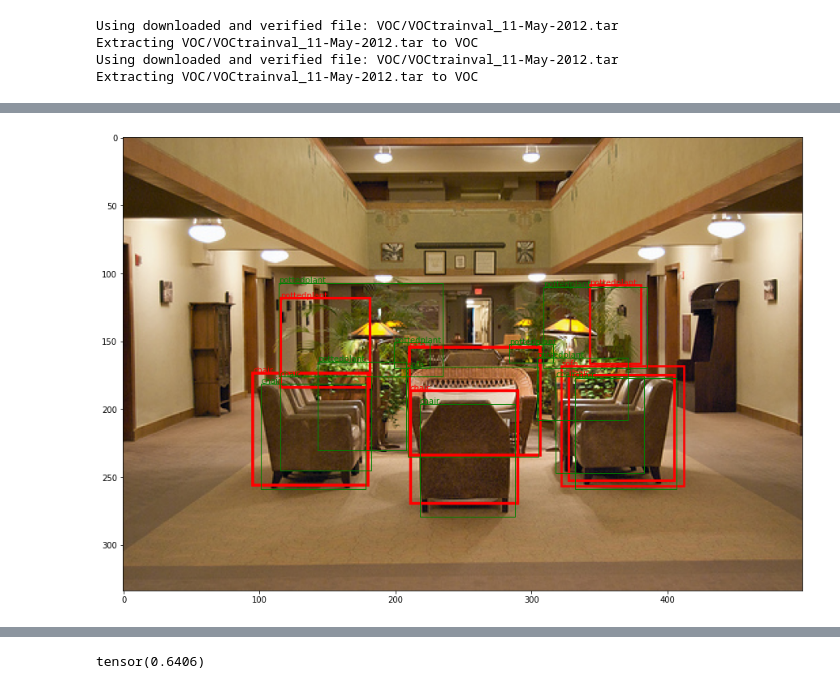
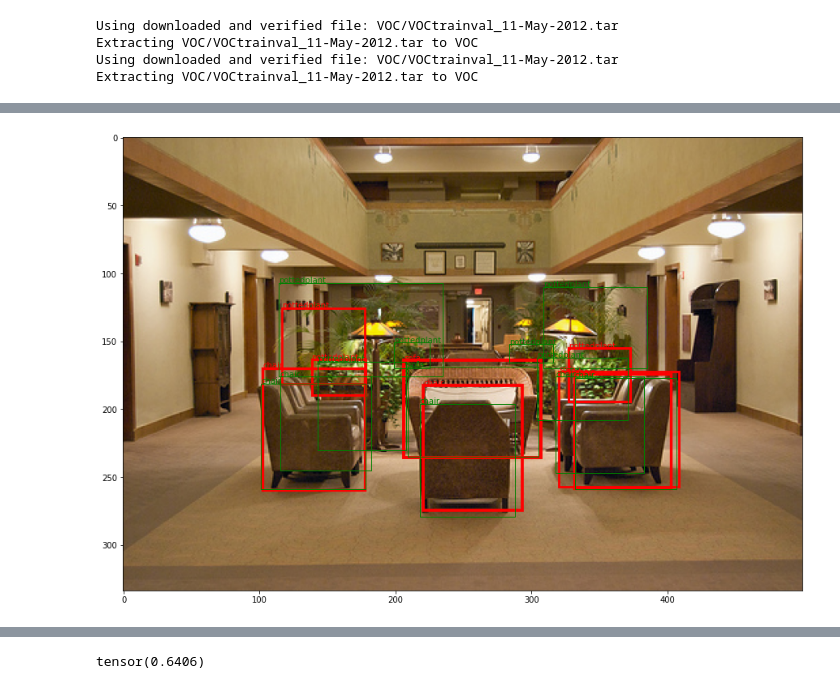
Before and after one commit to vlasakjiri/uncertainty-estimations, a Jupyter notebook: detection.ipynb, the cells around one changed output, grey strips where cells are left out. Cells and saved outputs as stored; diff of their text form; code cells hidden in the pictures.

```diff
--- a/detection.ipynb
+++ b/detection.ipynb
@@ -137,7 +137,7 @@ Using downloaded and verified file: VOC/VOCtrainval_11-May-2012.tar
 Extracting VOC/VOCtrainval_11-May-2012.tar to VOC
 # %%
 # model = models.unet_model.UNet(3, 21).to(device)
-model = torch.load("checkpoints/faster_rcnn_box_predictor_dropout0.5.pt")
+model = torch.load("checkpoints/faster_rcnn_box_predictor_dropout0.2.pt")
 # %%
 model.to(device)
 # %% [output]
@@ -185,7 +185,7 @@ def validate_model(model, data_loader, device):
             nms_boxes = utils.detection_metrics.nms(
                 bboxes,
                 iou_threshold=0.5,
-                threshold=0.5,
+                threshold=0,
                 box_format="corners",
             )
 
@@ -330,10 +350,14 @@ def correct_boxes(preds, gt, num_classes, iou_threshold=0.5):
 # %%
 import random
-utils.mc_dropout.set_training_mode_for_dropout(model, False)
+utils.mc_dropout.set_training_mode_for_dropout(model, True)
 # i = random.randint(0, len(data_test))
 i=2545
-preds = list(map(lambda box: [i] + box, filter(lambda box: box[1] > .5, bbox_dict_to_tensor(model(data_test[i][0].unsqueeze(0).to(device))[0]))))
+preds = []
+for _ in range(20):
+    pred = bbox_dict_to_tensor(model(data_test[i][0].unsqueeze(0).to(device))[0])
+    pred = utils.detection_metrics.nms(pred, 0.5, 0.5, "corners")
+    preds.append(list(map(lambda box: [i] + box, pred)))
 gt = list(filter(lambda box: box[0]==i, true_boxes))
-plot_image(data_test[i][0], preds, gt)
+plot_image(data_test[i][0], preds[0], gt)
 # %% [output]
-[figure, old version]
+[figure, new version]
```
Also changed, not shown: parts of 9 cells of this notebook.
